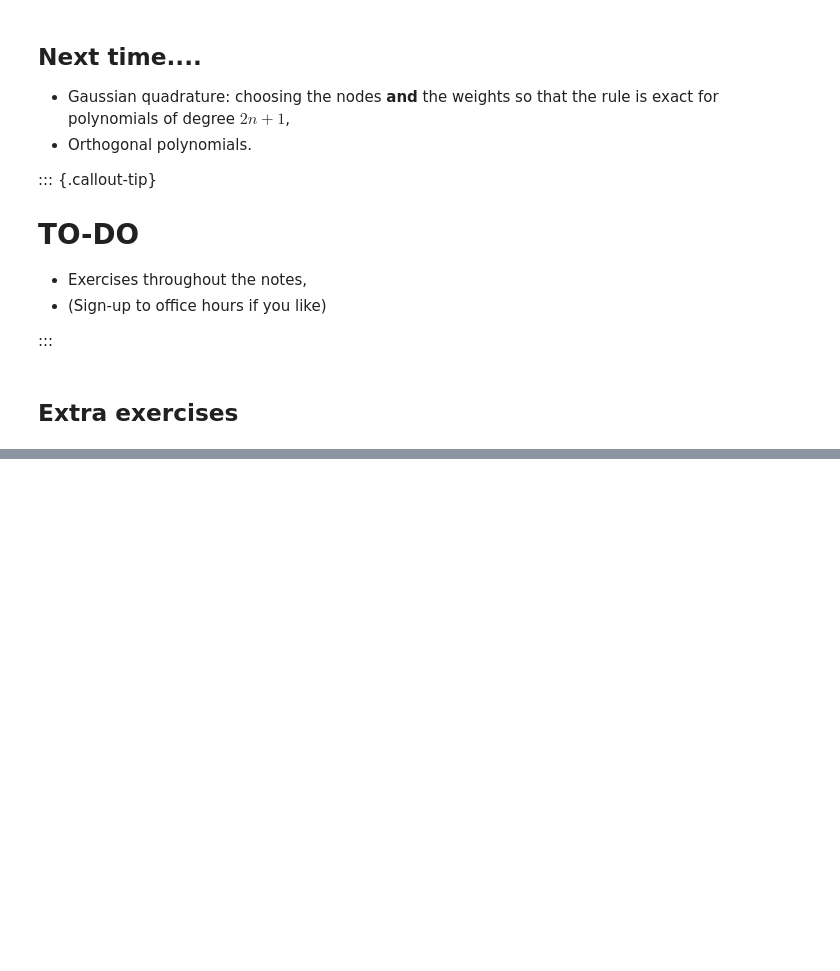
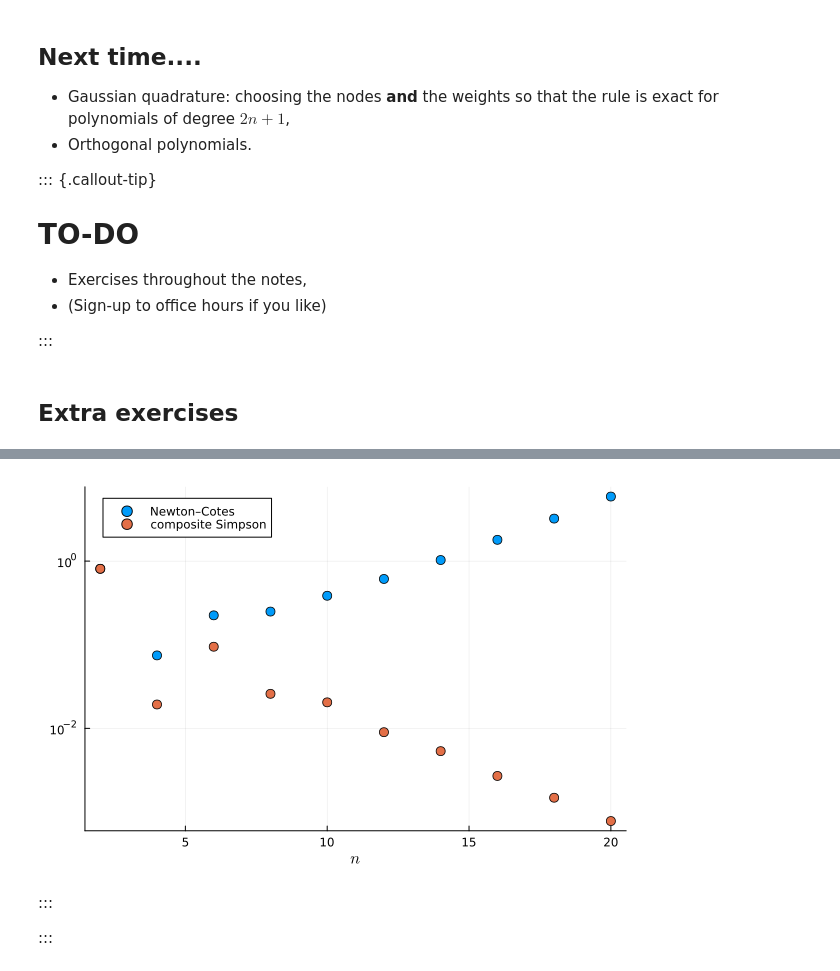
Before and after one commit to jackrthomas/Math5485, a Jupyter notebook: lectures/L11.ipynb, the cells around one changed output, grey strips where cells are left out. Cells and saved outputs as stored; diff of their text form; code cells hidden in the pictures; blank space fills up the shorter version.

```diff
--- a/lectures/L11.ipynb
+++ b/lectures/L11.ipynb
@@ -555,0 +596,28 @@ $\hat w = \frac{1}{28350} (989, 5888, -928, 10496, -4540, 10496, -928, 5888, 989
+# %%
+f = x -> 1 / ( 1 + 25x^2 )
+I = (2/5) * atan(5)
+
+function newton_cotes(f, a, b, n)
+    w = (b - a) .* Float64.( nc_weights(n) )   # weights on [a,b] (@exr-l10-weights (3))
+    x = range(a, b, n+1)
+    return sum( w .* f.(x) )
+end
+
+function simpson(f, a, b, n)                   # composite Simpson rule on n subintervals (n even)
+    x = range(a, b, n+1)
+    h = (b - a) / n
+    return h/3 * ( f(x[1]) + 4sum( f.(x[2:2:n]) ) + 2sum( f.(x[3:2:n-1]) ) + f(x[n+1]) )
+end
+
+N = 2:2:20
+E_nc = [ abs( newton_cotes(f, -1, 1, n) - I ) for n in N ]
+E_s  = [ abs( simpson(f, -1, 1, n) - I ) for n in N ]
+
+scatter( N, E_nc, yaxis=:log, markersize=5, xlabel=L"n", label="Newton–Cotes" )
+scatter!( N, E_s, markersize=5, label="composite Simpson" )
+# %% [output]
+[figure, added]
+# %% [markdown]
+:::
+
+:::
```
Also changed, not shown: parts of 8 cells of this notebook, 56 other files.
